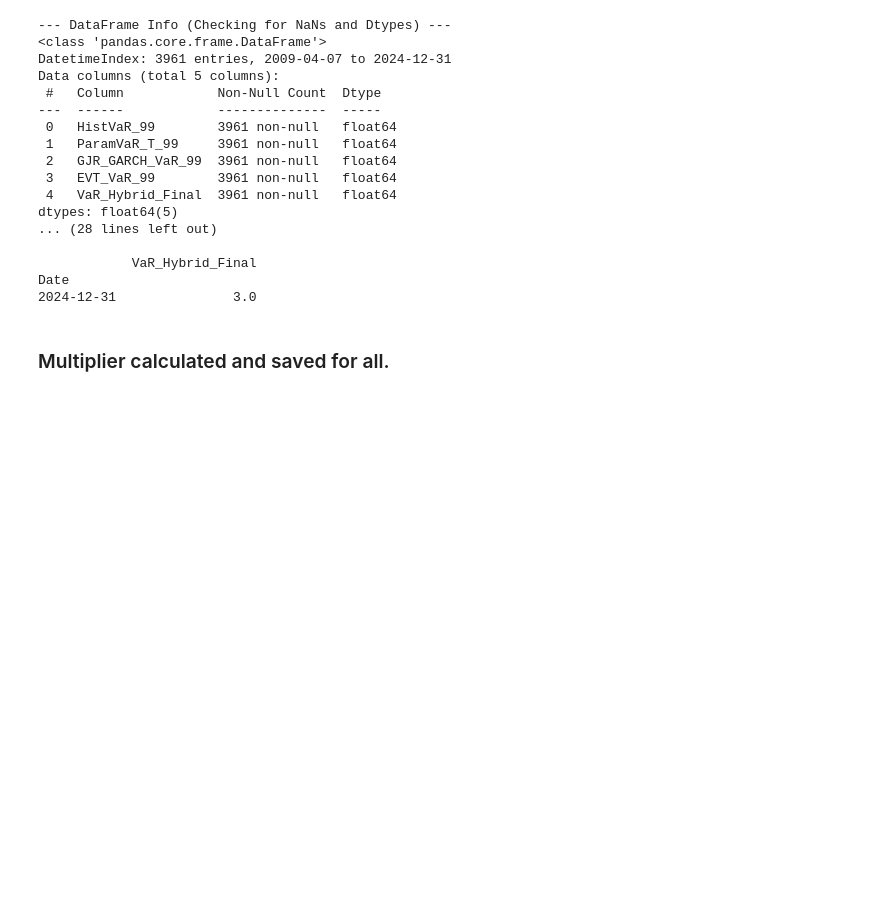
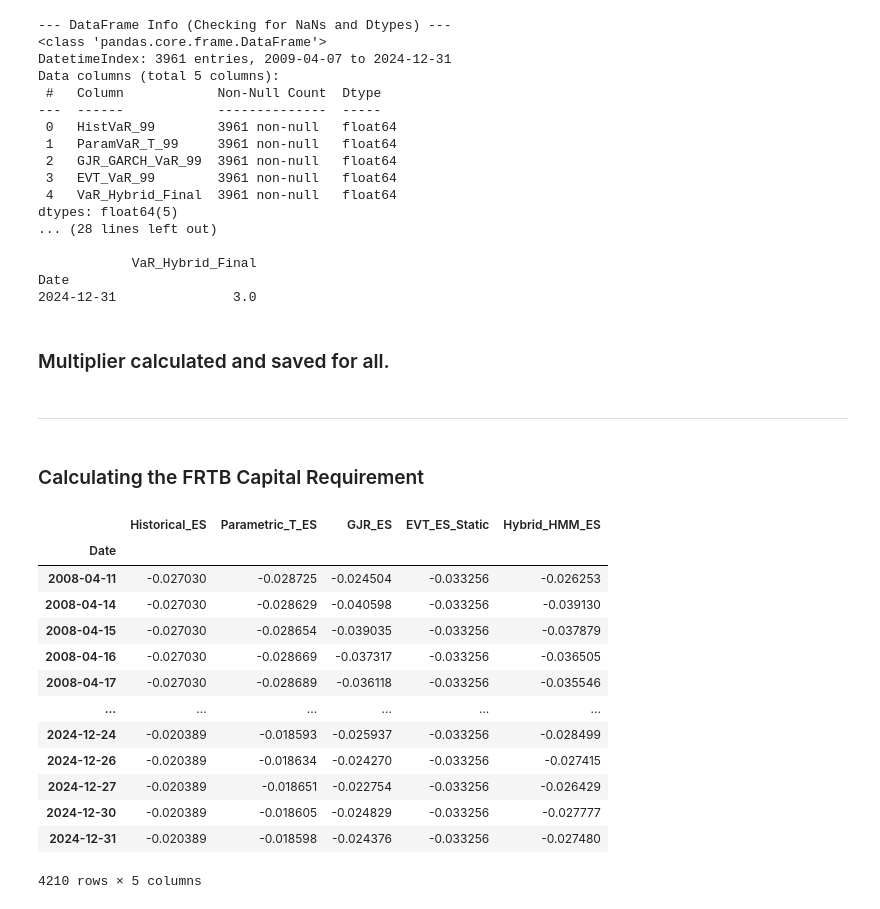
Before and after one commit to siddhantgopi/Project-Janus-Adaptive-Tail-Risk-and-Regime-Aware-VaR-Modeling, a Jupyter notebook: notebooks/08_capital_mapping.ipynb, the cells around one changed output. Cells and saved outputs as stored; diff of their text form; code cells hidden in the pictures; blank space fills up the shorter version.

```diff
--- a/notebooks/08_capital_mapping.ipynb
+++ b/notebooks/08_capital_mapping.ipynb
@@ -1145,3 +1145,52 @@ Date
 2024-12-31               3.0
 # %% [markdown]
 ### Multiplier calculated and saved for all.
+# %% [markdown]
+---
+# %% [markdown]
+### Calculating the FRTB Capital Requirement
+# %%
+import pandas as pd
+import numpy as np
+import os
+import matplotlib.pyplot as plt
+import warnings
+warnings.filterwarnings('ignore')
+
+# --- 1. Setup & Load Data ---
+DATA_DIR = "data"
+FRTB_WINDOW = 60 # 60-day rolling average for ES
+
+# --- THE FIX: Load files using index_col=0 ---
+# This tells pandas to use the first column (where your dates are) as the index.
+es_series_df = pd.read_csv(
+    os.path.join(DATA_DIR, "phase7_all_es_series.csv"),
+    index_col=0, # Use the first column as the index
+    parse_dates=True
+)
+es_series_df.index.name = 'Date' # Assign the correct name
+
+capital_multipliers_df = pd.read_csv(
+    os.path.join(DATA_DIR, "phase7_capital_multipliers.csv"),
+    index_col=0, # Use the first column as the index
+    parse_dates=True
+)
+capital_multipliers_df.index.name = 'Date' # Assign the correct name
+# --- End of Fix ---
+
+es_series_df
+# %% [output]
+|  | Historical_ES | Parametric_T_ES | GJR_ES | EVT_ES_Static | Hybrid_HMM_ES |
+| Date |  |  |  |  |  |
+| 2008-04-11 | -0.027030 | -0.028725 | -0.024504 | -0.033256 | -0.026253 |
+| 2008-04-14 | -0.027030 | -0.028629 | -0.040598 | -0.033256 | -0.039130 |
+| 2008-04-15 | -0.027030 | -0.028654 | -0.039035 | -0.033256 | -0.037879 |
+| 2008-04-16 | -0.027030 | -0.028669 | -0.037317 | -0.033256 | -0.036505 |
+| 2008-04-17 | -0.027030 | -0.028689 | -0.036118 | -0.033256 | -0.035546 |
+| ... | ... | ... | ... | ... | ... |
+| 2024-12-24 | -0.020389 | -0.018593 | -0.025937 | -0.033256 | -0.028499 |
+| 2024-12-26 | -0.020389 | -0.018634 | -0.024270 | -0.033256 | -0.027415 |
+| 2024-12-27 | -0.020389 | -0.018651 | -0.022754 | -0.033256 | -0.026429 |
+| 2024-12-30 | -0.020389 | -0.018605 | -0.024829 | -0.033256 | -0.027777 |
+| 2024-12-31 | -0.020389 | -0.018598 | -0.024376 | -0.033256 | -0.027480 |
+4210 rows × 5 columns
```
Also changed, not shown: parts of 1 cell of this notebook, 1 other file.
